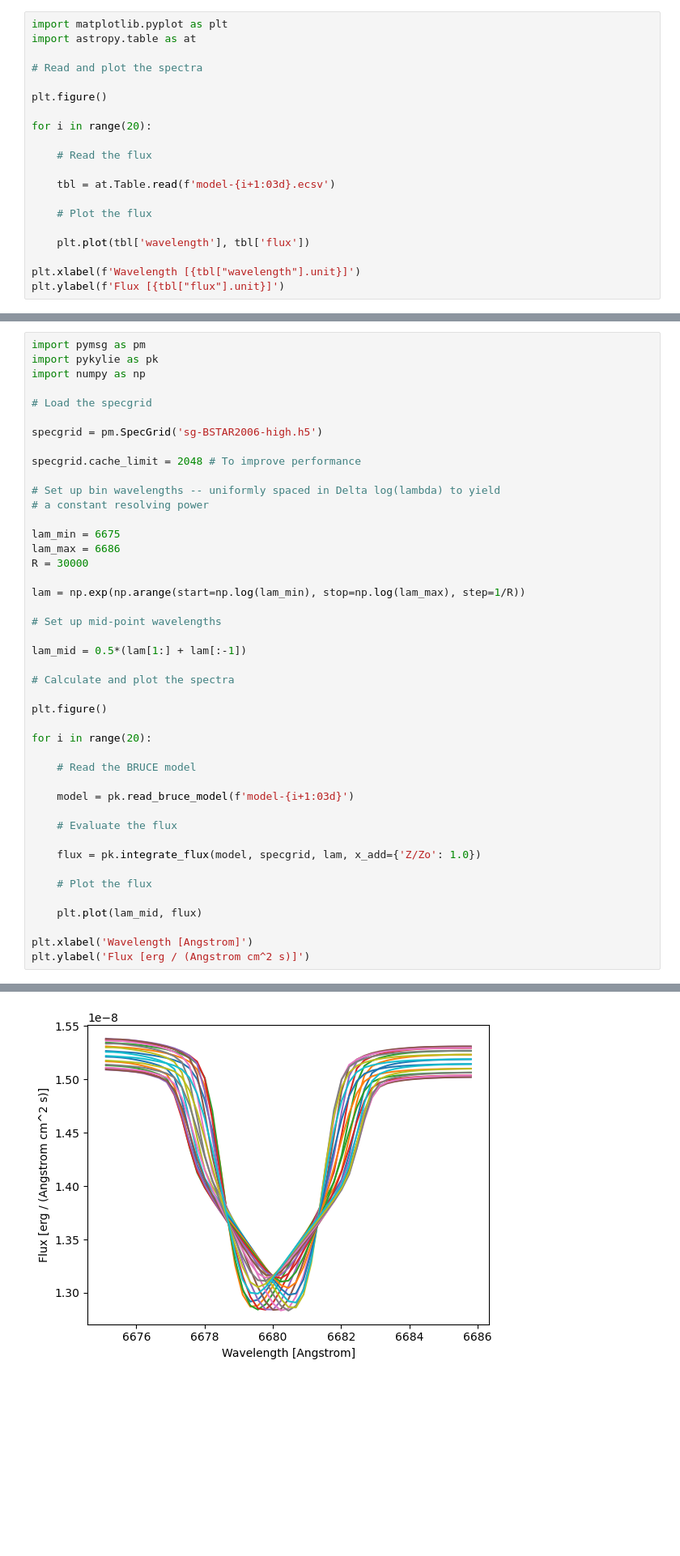
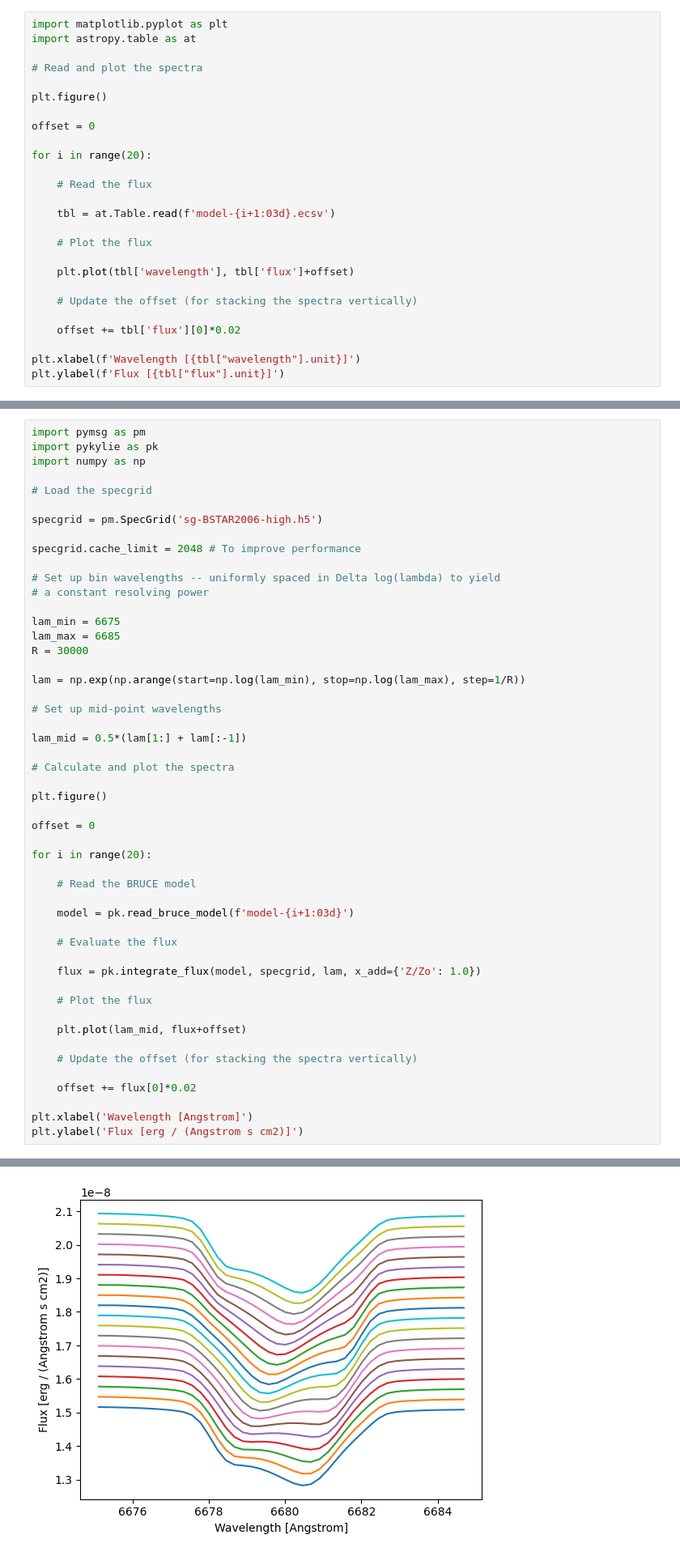
Before and after one commit to rhdtownsend/pykylie, a Jupyter notebook: docs/source/example-walkthrough.ipynb, the cells around one changed output, grey strips where cells are left out. Shown at 81% size. Saved outputs shown, nothing was run; the diff lists cells and outputs as text; blank space fills up the shorter version.

```diff
--- a/docs/source/example-walkthrough.ipynb
+++ b/docs/source/example-walkthrough.ipynb
@@ -76,6 +76,8 @@ import astropy.table as at
 # Read and plot the spectra
 
 plt.figure()
+
+offset = 0
 
 for i in range(20):
 
@@ -85,7 +87,11 @@ for i in range(20):
 
     # Plot the flux
 
-    plt.plot(tbl['wavelength'], tbl['flux'])
+    plt.plot(tbl['wavelength'], tbl['flux']+offset)
+
+    # Update the offset (for stacking the spectra vertically)
+
+    offset += tbl['flux'][0]*0.02
 
 plt.xlabel(f'Wavelength [{tbl["wavelength"].unit}]')
 plt.ylabel(f'Flux [{tbl["flux"].unit}]')
@@ -113,7 +120,7 @@ specgrid.cache_limit = 2048 # To improve performance
 # a constant resolving power
 
 lam_min = 6675
-lam_max = 6686
+lam_max = 6685
 R = 30000
 
 lam = np.exp(np.arange(start=np.log(lam_min), stop=np.log(lam_max), step=1/R))
@@ -125,6 +132,8 @@ lam_mid = 0.5*(lam[1:] + lam[:-1])
 # Calculate and plot the spectra
 
 plt.figure()
+
+offset = 0
 
 for i in range(20):
 
@@ -138,8 +147,12 @@ for i in range(20):
 
     # Plot the flux
 
-    plt.plot(lam_mid, flux)
+    plt.plot(lam_mid, flux+offset)
+
+    # Update the offset (for stacking the spectra vertically)
+
+    offset += flux[0]*0.02
 
 plt.xlabel('Wavelength [Angstrom]')
-plt.ylabel('Flux [erg / (Angstrom cm^2 s)]')
+plt.ylabel('Flux [erg / (Angstrom s cm2)]')
 # %% [output]
@@ -147,4 +160,4 @@ Text(0, 0.5, 'Flux [erg / (Angstrom cm^2 s)]')
-[figure, old version]
+[figure, new version]
 # %% [raw]
 .. rubric:: footnote
 
```
Also changed, not shown: parts of 5 cells of this notebook, 4 other files.
